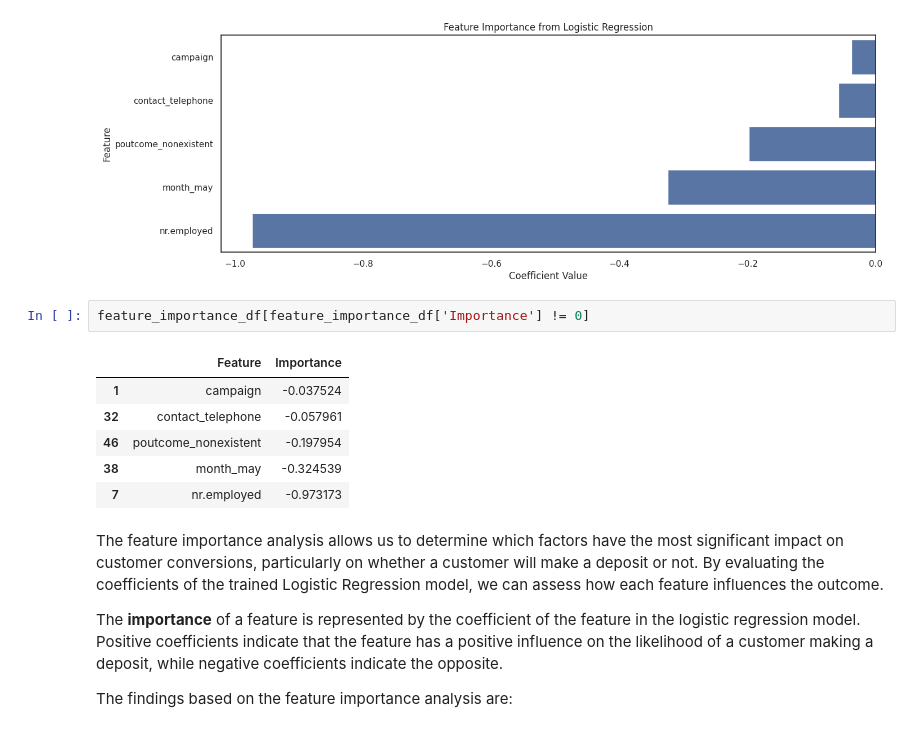
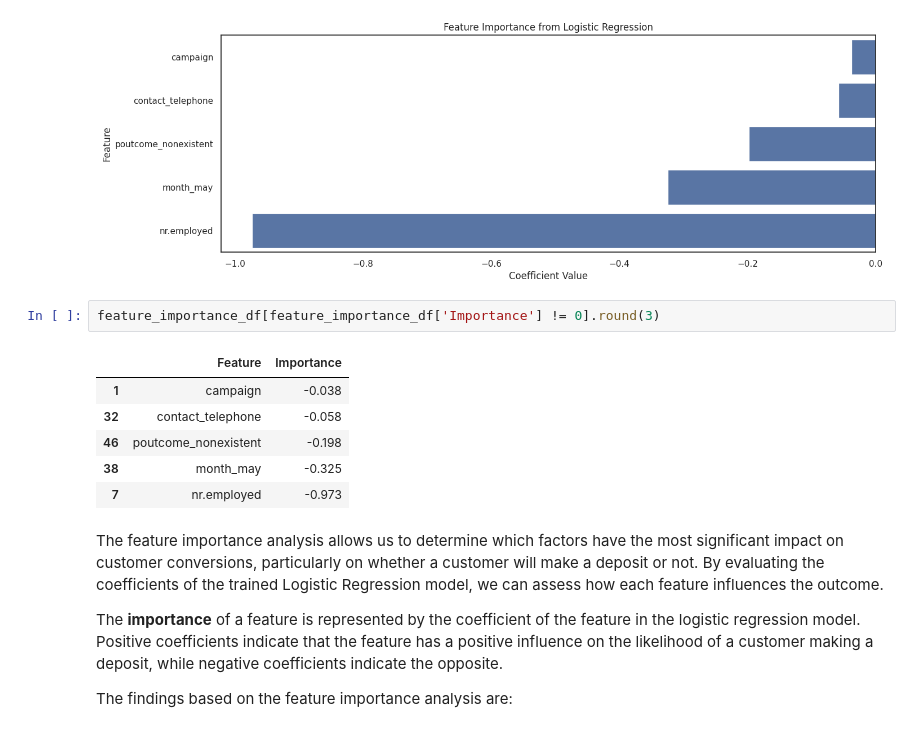
Before and after one commit to kevinadityaikhsan/bank-telemarketing-predictive-analytics, a Jupyter notebook: telemarketing_predictive_analytics.ipynb, the cells around one changed output. Drawn from its saved outputs; the diff is of its cells as text.

```diff
--- a/telemarketing_predictive_analytics.ipynb
+++ b/telemarketing_predictive_analytics.ipynb
@@ -957,14 +957,14 @@ plt.show()
 # %% [output]
 [figure]
 # %%
-feature_importance_df[feature_importance_df['Importance'] != 0]
+feature_importance_df[feature_importance_df['Importance'] != 0].round(3)
 # %% [output]
 |  | Feature | Importance |
-| 1 | campaign | -0.037524 |
-| 32 | contact_telephone | -0.057961 |
-| 46 | poutcome_nonexistent | -0.197954 |
-| 38 | month_may | -0.324539 |
-| 7 | nr.employed | -0.973173 |
+| 1 | campaign | -0.038 |
+| 32 | contact_telephone | -0.058 |
+| 46 | poutcome_nonexistent | -0.198 |
+| 38 | month_may | -0.325 |
+| 7 | nr.employed | -0.973 |
 # %% [markdown]
 The feature importance analysis allows us to determine which factors have the most significant impact on customer conversions, particularly on whether a customer will make a deposit or not. By evaluating the coefficients of the trained Logistic Regression model, we can assess how each feature influences the outcome.
 
```
Also changed, not shown: parts of 1 cell of this notebook.
